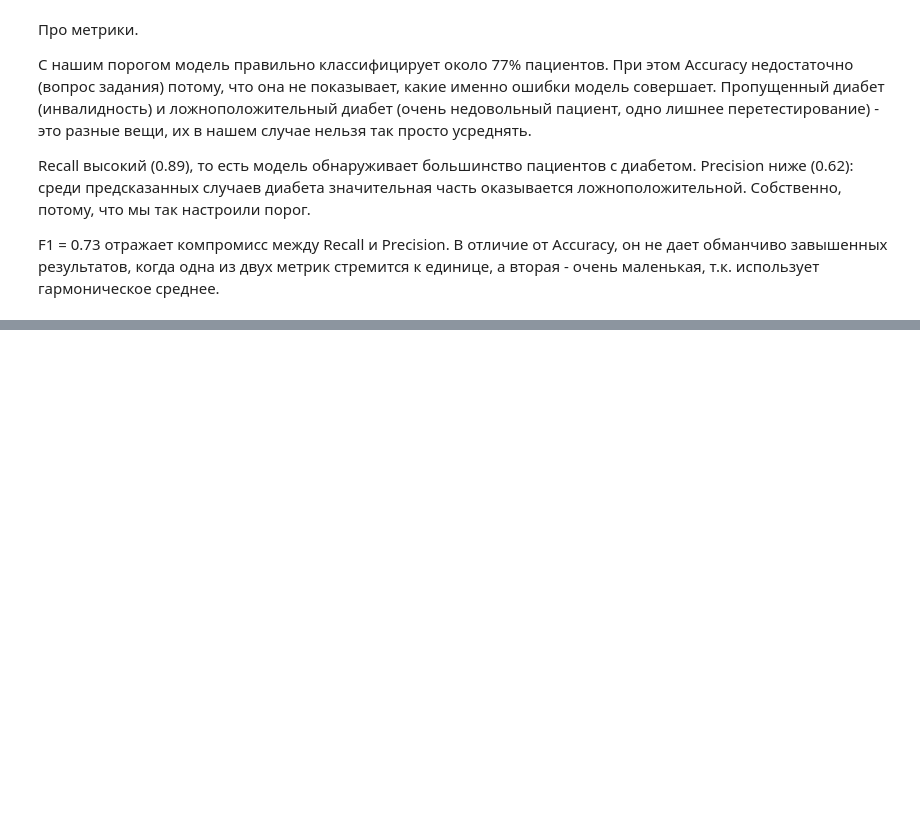
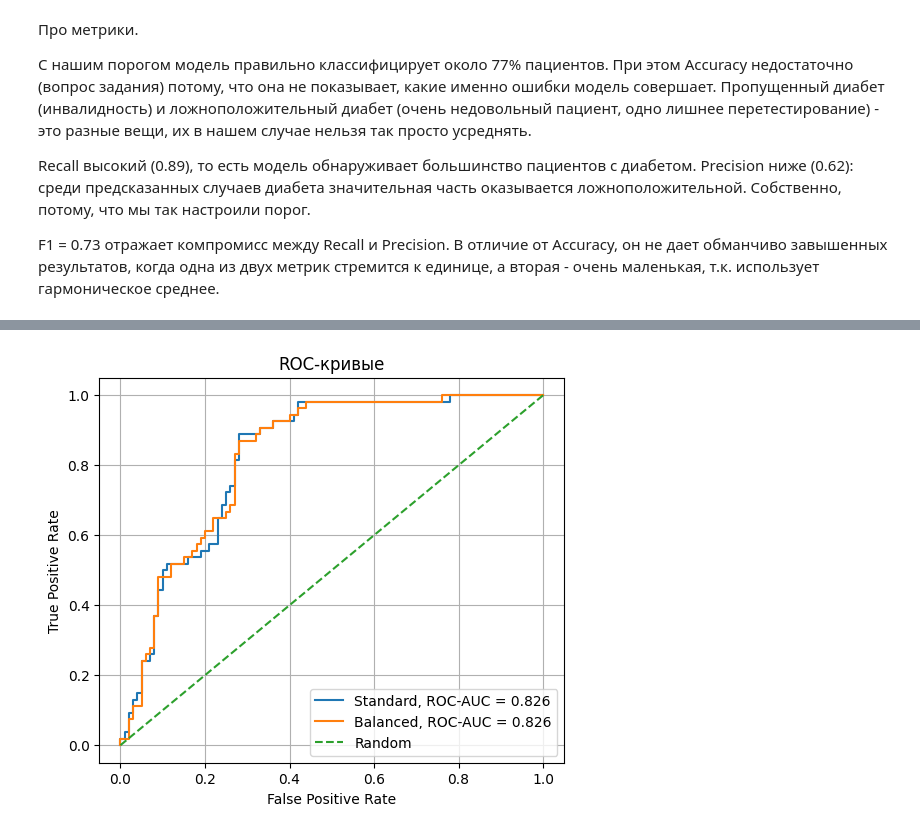
Before and after one commit to P2-Sh/ML_homeworks, a Jupyter notebook: Logreg_Diabetes.ipynb, the cells around one changed output, grey strips where cells are left out. Drawn from its saved outputs; the diff is of its cells as text; code cells hidden in the pictures; blank space fills up the shorter version.

Commit message:
Kaggle Notebook | Fork of Logreg Diabetes | With balanced weights

```diff
--- a/Logreg_Diabetes.ipynb
+++ b/Logreg_Diabetes.ipynb
@@ -270,0 +273,10 @@ F1 = 0.73 отражает компромисс между Recall и Precision.
+# %%
+balanced_model = Pipeline([
+    ('scaler', StandardScaler()),
+    ('logreg', LogisticRegression(
+        max_iter=1000,
+        class_weight='balanced'
+    ))
+])
+
+balanced_model.fit(X_train, y_train)
@@ -270,0 +328,48 @@ F1 = 0.73 отражает компромисс между Recall и Precision.
+# %%
+y_prob_balanced = balanced_model.predict_proba(X_test)[:, 1]
+
+y_pred_balanced = (
+    y_prob_balanced >= best_threshold_balanced
+).astype(int)
+# %%
+fpr_balanced, tpr_balanced, thresholds_balanced = roc_curve(
+    y_test,
+    y_prob_balanced
+)
+
+roc_auc_balanced = roc_auc_score(
+    y_test,
+    y_prob_balanced
+)
+
+plt.figure(figsize=(6, 5))
+
+# Стандартная модель
+plt.plot(
+    fpr,
+    tpr,
+    label=f'Standard, ROC-AUC = {roc_auc:.3f}'
+)
+
+# Balanced модель
+plt.plot(
+    fpr_balanced,
+    tpr_balanced,
+    label=f'Balanced, ROC-AUC = {roc_auc_balanced:.3f}'
+)
+
+plt.plot(
+    [0, 1],
+    [0, 1],
+    '--',
+    label='Random'
+)
+
+plt.xlabel('False Positive Rate')
+plt.ylabel('True Positive Rate')
+plt.title('ROC-кривые')
+plt.legend()
+plt.grid()
+plt.show()
+# %% [output]
+[figure, added]
```
Also changed, not shown: parts of 8 cells of this notebook.
